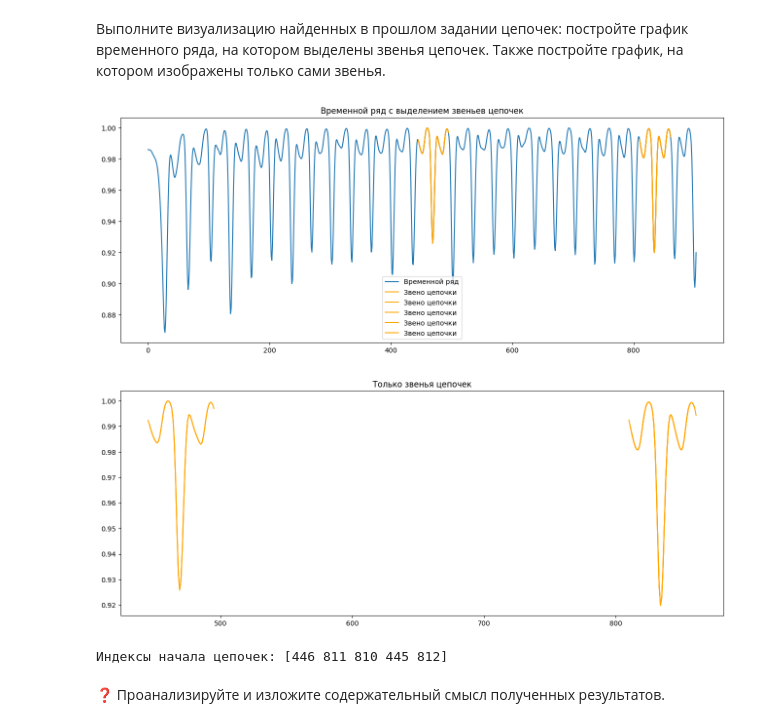
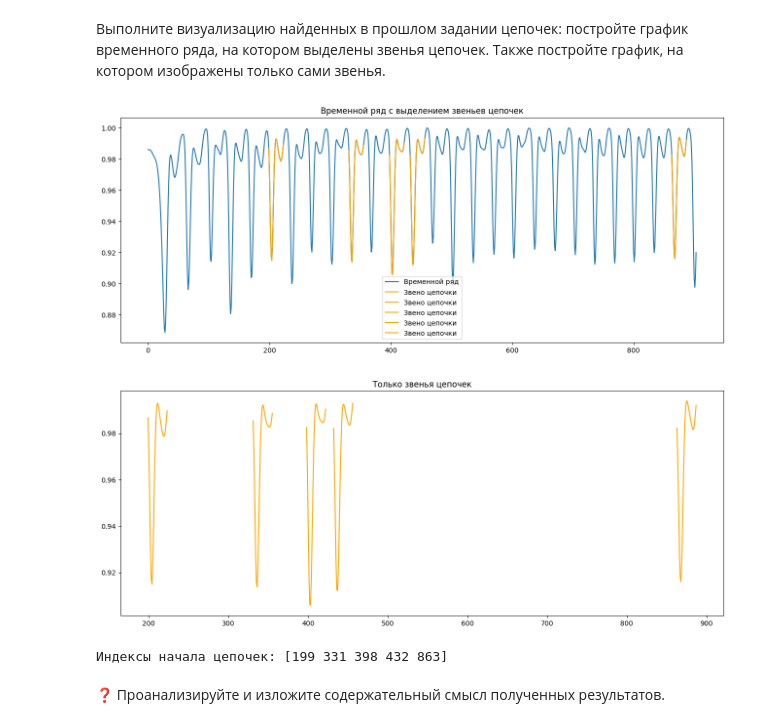
Before and after one commit to wilkak/2024-Gorbunov-TimeSeriesCourse, a Jupyter notebook: practice/06 Chains/06 Chains.ipynb, the cells around one changed output. Drawn from its saved outputs; the diff is of its cells as text; code cells hidden in the pictures.

```diff
--- a/practice/06 Chains/06 Chains.ipynb
+++ b/practice/06 Chains/06 Chains.ipynb
@@ -82,38 +83,38 @@ import matplotlib.pyplot as plt
 import stumpy
 
 # Загрузка данных временного ряда
 ts = np.loadtxt('datasets/Rotation Matrix.txt')
 
 # Устанавливаем размер окна для вычисления матричного профиля
-m = 50
+m = 25
 # Вычисление матричного профиля
 matrix_profile = stumpy.stump(ts, m)
 
 # Поиск индексов самой длинной цепочки
-chain_indices = np.argsort(matrix_profile[:, 0])[:5]  # Выбираем топ-5 для примера
 
+all_chain_set, chain_indices = stumpy.allc(matrix_profile[:, 2],matrix_profile[:, 3])
 # Визуализация временного ряда с выделением цепочек
 fig, ax = plt.subplots(figsize=(16, 6))
 ax.plot(ts, label="Временной ряд")
 for idx in chain_indices:
     ax.plot(range(idx, idx + m), ts[idx:idx + m], color='orange', label="Звено цепочки")  # Выделяем звенья цепочек
 ax.legend()
 plt.title("Временной ряд с выделением звеньев цепочек")
 plt.show()
 
 # Визуализация только звеньев цепочек
 fig, ax = plt.subplots(figsize=(16, 6))
 for idx in chain_indices:
     ax.plot(range(idx, idx + m), ts[idx:idx + m], color='orange')  # Отображаем только звенья
 ax.set_title("Только звенья цепочек")
 plt.show()
 
 # Вывод индексов начала цепочек
 print("Индексы начала цепочек:", chain_indices)
 # %% [output]
-[figure, old version]
+[figure, new version]
-[figure, old version]
+[figure, new version]
-Индексы начала цепочек: [446 811 810 445 812]
+Индексы начала цепочек: [199 331 398 432 863]
 # %% [markdown]
 ❓ Проанализируйте и изложите содержательный смысл полученных результатов.
 # %% [markdown]
```
Also changed, not shown: parts of 5 cells of this notebook.
